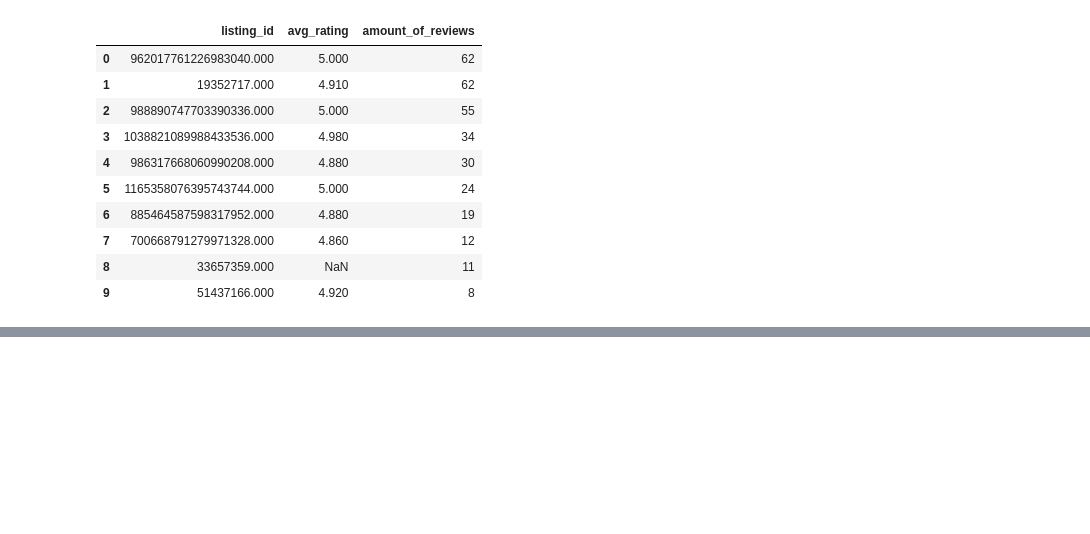
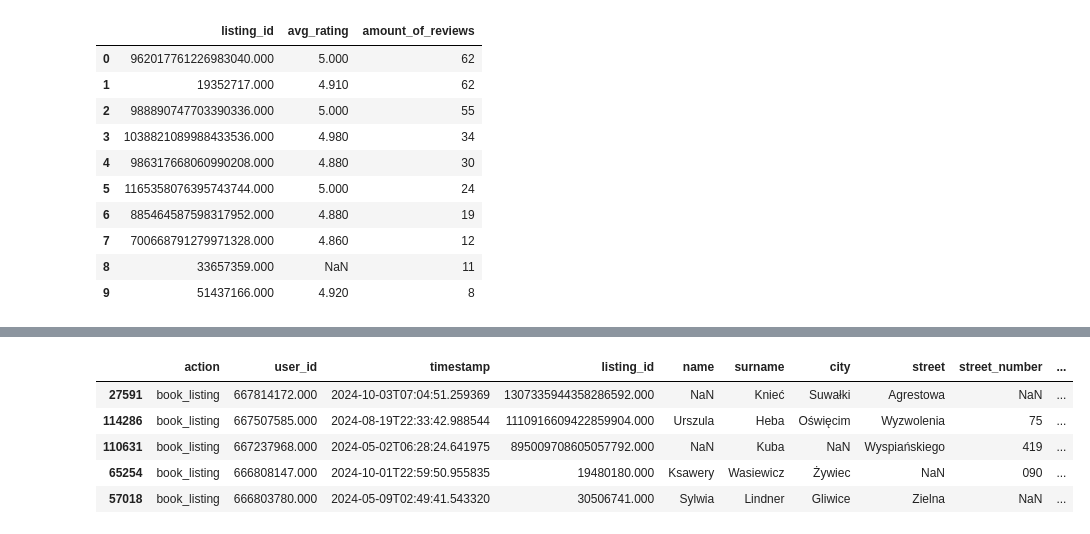
Before and after one commit to psiku/IUM-long-stay-insights, a Jupyter notebook: notebooks/data_v1_eda.ipynb, the cells around one changed output, grey strips where cells are left out. Saved outputs shown, nothing was run; the diff lists cells and outputs as text; code cells hidden in the pictures; blank space fills up the shorter version.

```diff
--- a/notebooks/data_v1_eda.ipynb
+++ b/notebooks/data_v1_eda.ipynb
@@ -1027,0 +1093,27 @@ listing_avg_scores.head(10)
+# %%
+sessions = sessions_dataframe[sessions_dataframe['action'] == 'book_listing']
+
+cleared_users = users_dataframe.dropna(subset=['id'])
+
+
+# tylko zabookwane sesje
+df = pd.merge(
+    sessions,
+    cleared_users,
+    how='inner',
+    left_on='user_id',
+    right_on='id'
+).drop(columns=['id'], axis=1)
+
+df.sort_values(by='user_id', ascending=False, inplace=True)
+
+# pozbywamy sę listingów które są nan i timestampu który jest nan
+df = df.dropna(subset=['listing_id', 'timestamp'])
+df.head(5)
+# %% [output]
+|  | action | user_id | timestamp | listing_id | name | surname | city | street | street_number | ... |
+| 27591 | book_listing | 667814172.000 | 2024-10-03T07:04:51.259369 | 1307335944358286592.000 | NaN | Knieć | Suwałki | Agrestowa | NaN | ... |
+| 114286 | book_listing | 667507585.000 | 2024-08-19T22:33:42.988544 | 1110916609422859904.000 | Urszula | Heba | Oświęcim | Wyzwolenia | 75 | ... |
+| 110631 | book_listing | 667237968.000 | 2024-05-02T06:28:24.641975 | 895009708605057792.000 | NaN | Kuba | NaN | Wyspiańskiego | 419 | ... |
+| 65254 | book_listing | 666808147.000 | 2024-10-01T22:59:50.955835 | 19480180.000 | Ksawery | Wasiewicz | Żywiec | NaN | 090 | ... |
+| 57018 | book_listing | 666803780.000 | 2024-05-09T02:49:41.543320 | 30506741.000 | Sylwia | Lindner | Gliwice | Zielna | NaN | ... |
```
Also changed, not shown: parts of 16 cells of this notebook.
